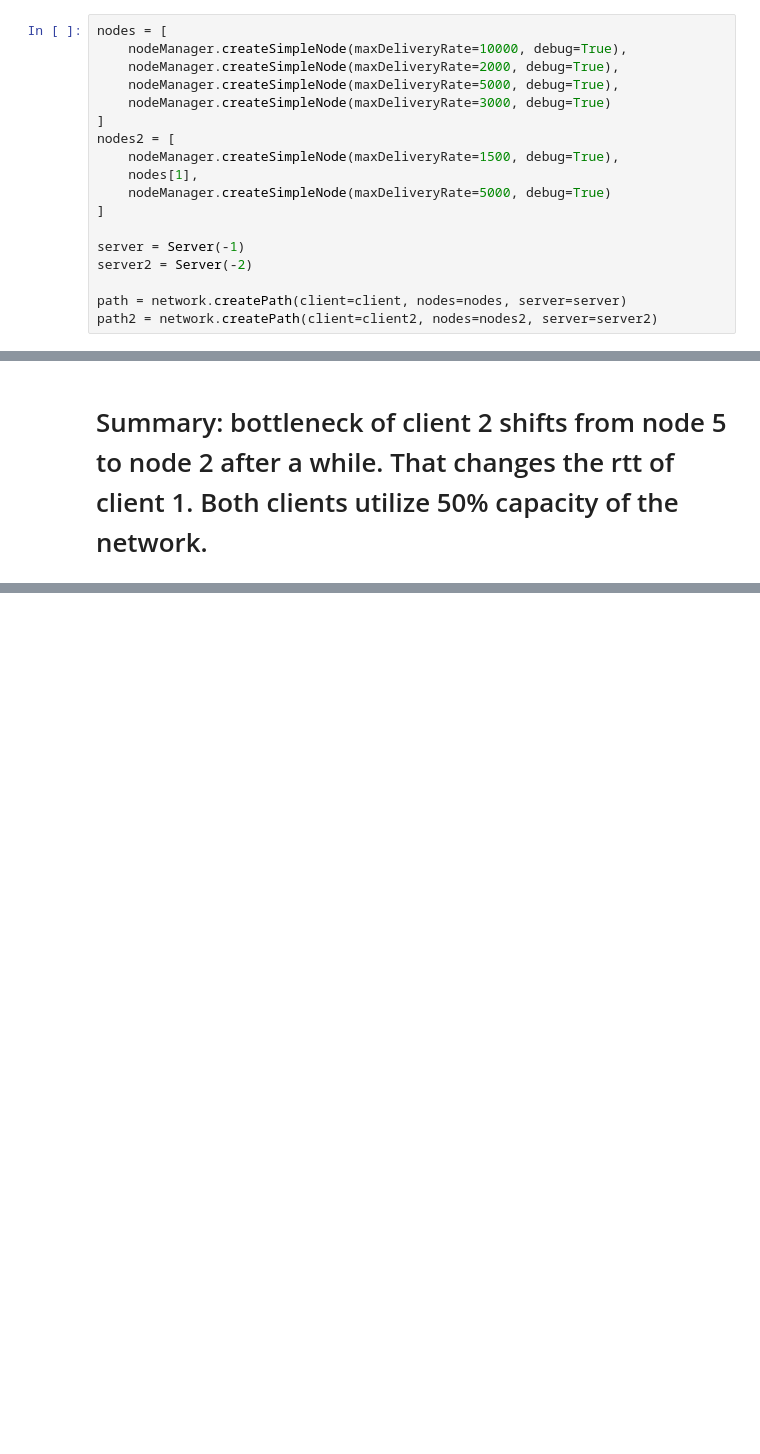
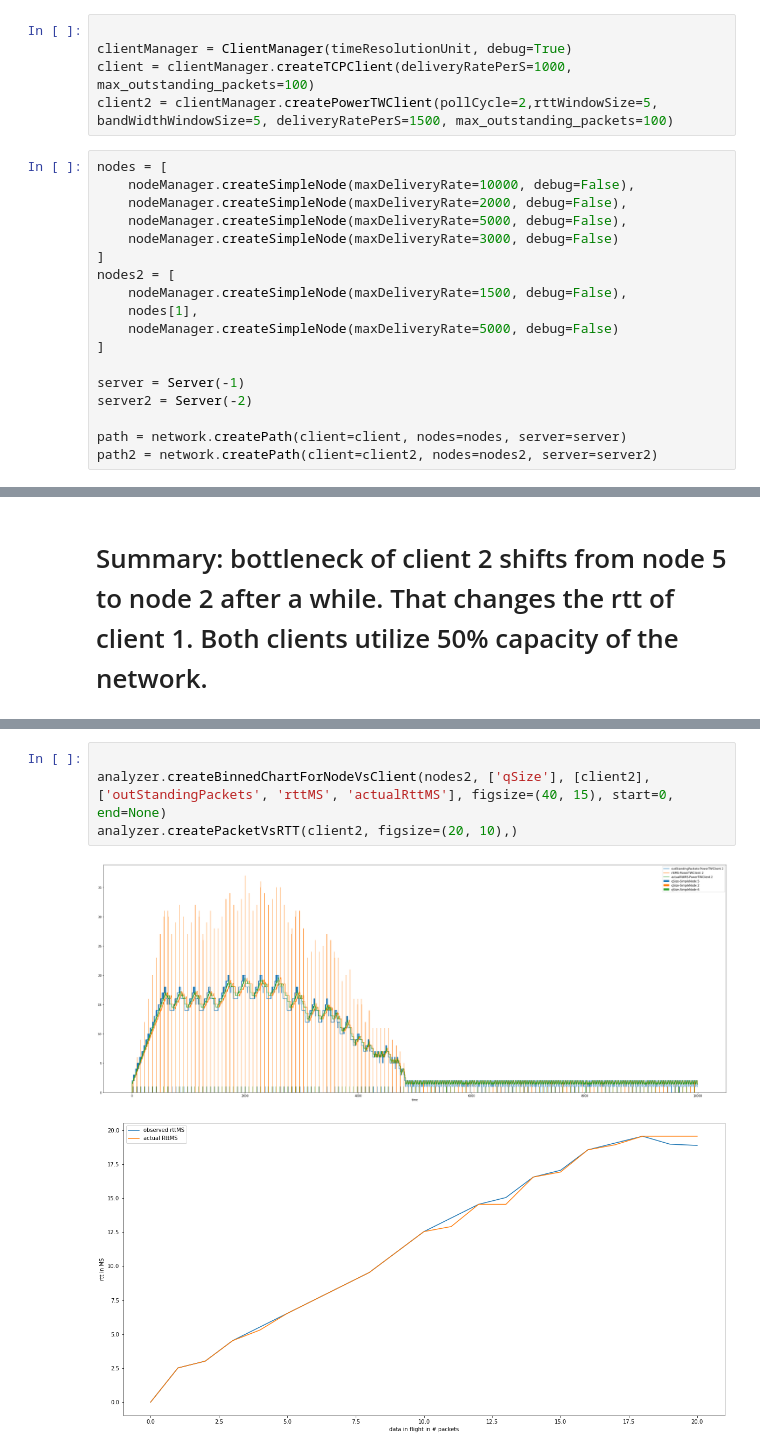
Before and after one commit to adhocmaster/pyns, a Jupyter notebook: scenarios/2-client-power.ipynb, the cells around one changed output, grey strips where cells are left out. Drawn from its saved outputs; the diff is of its cells as text; blank space fills up the shorter version.

```diff
--- a/scenarios/2-client-power.ipynb
+++ b/scenarios/2-client-power.ipynb
@@ -31,14 +22,19 @@ client2 = clientManager.createPowerAdaptiveClient(rttWindowSize=5, bandWidthWind
+# %%
+
+clientManager = ClientManager(timeResolutionUnit, debug=True)
+client = clientManager.createTCPClient(deliveryRatePerS=1000, max_outstanding_packets=100)
+client2 = clientManager.createPowerTWClient(pollCycle=2,rttWindowSize=5, bandWidthWindowSize=5, deliveryRatePerS=1500, max_outstanding_packets=100)
 # %%
 nodes = [
-    nodeManager.createSimpleNode(maxDeliveryRate=10000, debug=True),
-    nodeManager.createSimpleNode(maxDeliveryRate=2000, debug=True),
-    nodeManager.createSimpleNode(maxDeliveryRate=5000, debug=True),
-    nodeManager.createSimpleNode(maxDeliveryRate=3000, debug=True)
+    nodeManager.createSimpleNode(maxDeliveryRate=10000, debug=False),
+    nodeManager.createSimpleNode(maxDeliveryRate=2000, debug=False),
+    nodeManager.createSimpleNode(maxDeliveryRate=5000, debug=False),
+    nodeManager.createSimpleNode(maxDeliveryRate=3000, debug=False)
 ]
 nodes2 = [
-    nodeManager.createSimpleNode(maxDeliveryRate=1500, debug=True),
+    nodeManager.createSimpleNode(maxDeliveryRate=1500, debug=False),
     nodes[1],
-    nodeManager.createSimpleNode(maxDeliveryRate=5000, debug=True)
+    nodeManager.createSimpleNode(maxDeliveryRate=5000, debug=False)
 ]
 
 server = Server(-1)
@@ -100,0 +129,7 @@ for node in nodeManager.getNodes():
+# %%
+
+analyzer.createBinnedChartForNodeVsClient(nodes2, ['qSize'], [client2], ['outStandingPackets', 'rttMS', 'actualRttMS'], figsize=(40, 15), start=0, end=None)
+analyzer.createPacketVsRTT(client2, figsize=(20, 10),)
+# %% [output]
+[figure, added]
+[figure, added]
```
Also changed, not shown: parts of 12 cells of this notebook, 7 other files.
